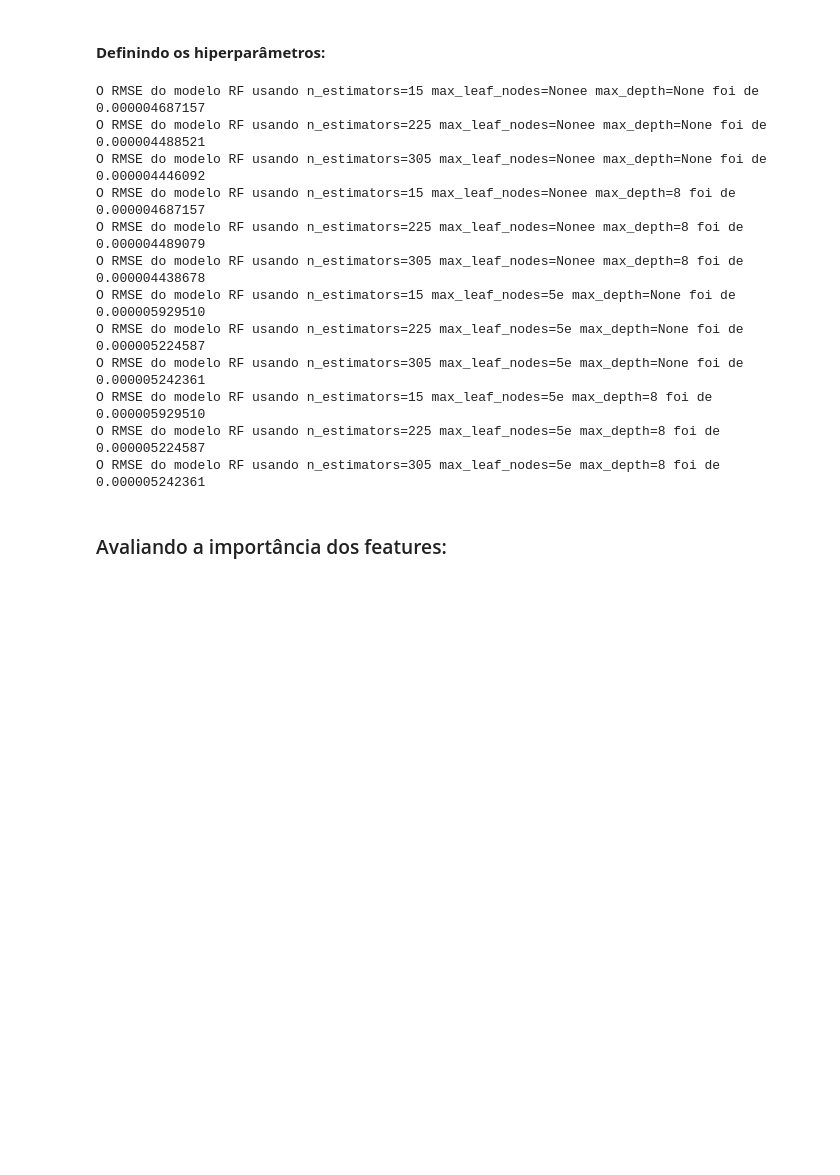
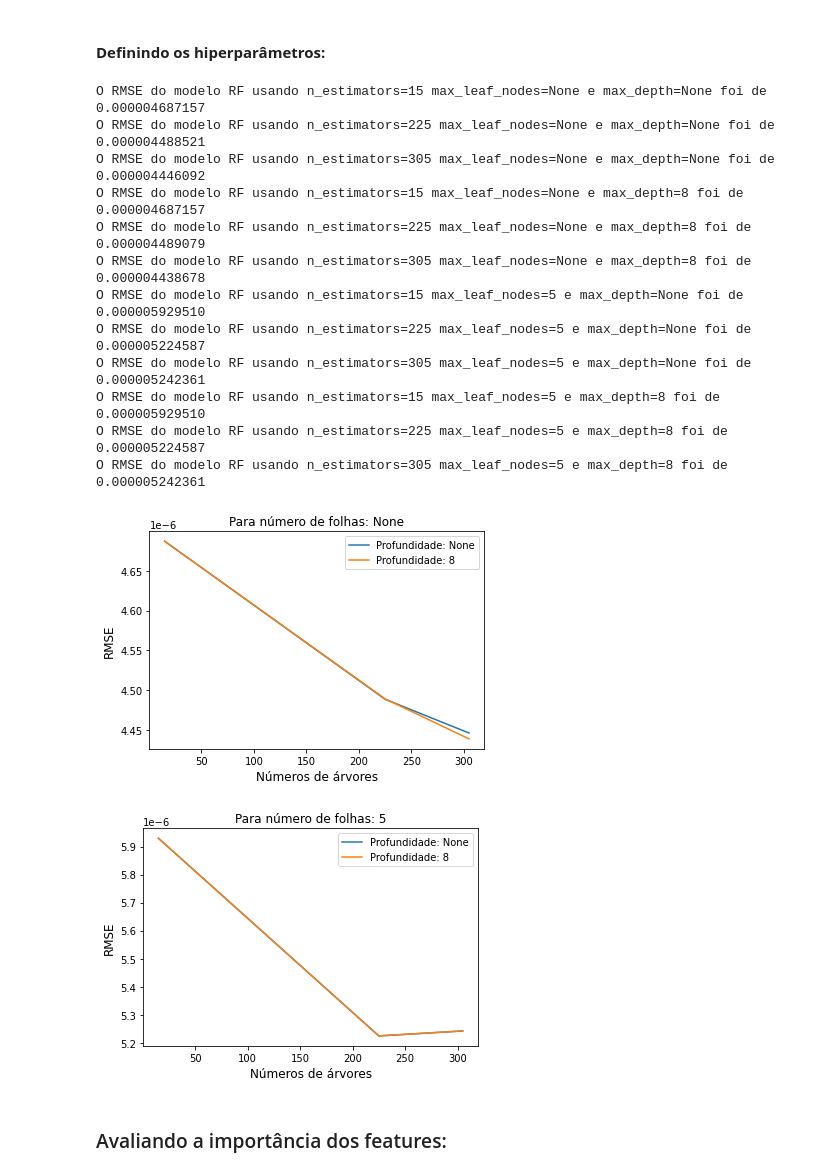
Before and after one commit to barbaraperez/Estudo-do-diabetes, a Jupyter notebook: machine_learning.ipynb, the cells around one changed output. Cells and saved outputs as stored; diff of their text form; code cells hidden in the pictures; blank space fills up the shorter version.

```diff
--- a/machine_learning.ipynb
+++ b/machine_learning.ipynb
@@ -702,7 +1139,10 @@ print(texto_dt)
 # %%
+MSEs_dt =[]
+
 #A métrica MSE consiste em elevar o valor do RMSE, portanto,
+for RMSE in RMSEs_dt:
+  MSE_arv_dec_norm = (RMSE)**2
+  MSEs_dt.append(MSE_arv_dec_norm)
 
-MSE_arv_dec_norm = (RMSE)**2
-
-print("O MSE da árvore de decisão normalizada foi de", MSE_arv_dec_norm)
+  print("O MSE da árvore de decisão normalizada foi de", MSE_arv_dec_norm)
 # %% [output]
@@ -805,6 +1519,7 @@ Num_arvores = [15, 225, 305] #Número de árvores
 Num_folhas = [None, 5] #Número de folhas nas árvores
 Num_profundidade = [None, 8] #Número de profundidade
 
+RMSEs_rf = []
 for n_folhas, n_profundidade, n_arvores in product(
     Num_folhas, Num_profundidade, Num_arvores
 ):
@@ -822,25 +1537,61 @@ for n_folhas, n_profundidade, n_arvores in product(
   y_previsao = modelo_rf.predict(X_teste)
 
   RMSE_floresta_hip = mean_squared_error(y_verdadeiro, y_previsao, squared=False)
+  RMSEs_rf.append(RMSE_floresta_hip)
 
   print(
       f"O RMSE do modelo RF usando "
       f"n_estimators={n_arvores} max_leaf_nodes={n_folhas}"
-      f"e max_depth={n_profundidade} foi de {RMSE_floresta_hip:.12f}"
+      f" e max_depth={n_profundidade} foi de {RMSE_floresta_hip:.12f}"
   )
 # %% [output]
-O RMSE do modelo RF usando n_estimators=15 max_leaf_nodes=Nonee max_depth=None foi de 0.000004687157
-O RMSE do modelo RF usando n_estimators=225 max_leaf_nodes=Nonee max_depth=None foi de 0.000004488521
-O RMSE do modelo RF usando n_estimators=305 max_leaf_nodes=Nonee max_depth=None foi de 0.000004446092
-O RMSE do modelo RF usando n_estimators=15 max_leaf_nodes=Nonee max_depth=8 foi de 0.000004687157
-O RMSE do modelo RF usando n_estimators=225 max_leaf_nodes=Nonee max_depth=8 foi de 0.000004489079
-O RMSE do modelo RF usando n_estimators=305 max_leaf_nodes=Nonee max_depth=8 foi de 0.000004438678
-O RMSE do modelo RF usando n_estimators=15 max_leaf_nodes=5e max_depth=None foi de 0.000005929510
-O RMSE do modelo RF usando n_estimators=225 max_leaf_nodes=5e max_depth=None foi de 0.000005224587
-O RMSE do modelo RF usando n_estimators=305 max_leaf_nodes=5e max_depth=None foi de 0.000005242361
-O RMSE do modelo RF usando n_estimators=15 max_leaf_nodes=5e max_depth=8 foi de 0.000005929510
-O RMSE do modelo RF usando n_estimators=225 max_leaf_nodes=5e max_depth=8 foi de 0.000005224587
-O RMSE do modelo RF usando n_estimators=305 max_leaf_nodes=5e max_depth=8 foi de 0.000005242361
+O RMSE do modelo RF usando n_estimators=15 max_leaf_nodes=None e max_depth=None foi de 0.000004687157
+O RMSE do modelo RF usando n_estimators=225 max_leaf_nodes=None e max_depth=None foi de 0.000004488521
+O RMSE do modelo RF usando n_estimators=305 max_leaf_nodes=None e max_depth=None foi de 0.000004446092
+O RMSE do modelo RF usando n_estimators=15 max_leaf_nodes=None e max_depth=8 foi de 0.000004687157
+O RMSE do modelo RF usando n_estimators=225 max_leaf_nodes=None e max_depth=8 foi de 0.000004489079
+O RMSE do modelo RF usando n_estimators=305 max_leaf_nodes=None e max_depth=8 foi de 0.000004438678
+O RMSE do modelo RF usando n_estimators=15 max_leaf_nodes=5 e max_depth=None foi de 0.000005929510
+O RMSE do modelo RF usando n_estimators=225 max_leaf_nodes=5 e max_depth=None foi de 0.000005224587
+O RMSE do modelo RF usando n_estimators=305 max_leaf_nodes=5 e max_depth=None foi de 0.000005242361
+O RMSE do modelo RF usando n_estimators=15 max_leaf_nodes=5 e max_depth=8 foi de 0.000005929510
+O RMSE do modelo RF usando n_estimators=225 max_leaf_nodes=5 e max_depth=8 foi de 0.000005224587
+O RMSE do modelo RF usando n_estimators=305 max_leaf_nodes=5 e max_depth=8 foi de 0.000005242361
+# %%
+NUM_ARVORES_FN = Num_arvores
+RMSEs_rf_PN1 = []
+RMSEs_rf_PN2 = []
+for n in range(0, 3):
+  RMSEs_rf_PN1.append(RMSEs_rf[n])
+for n in range(3, 6):
+  RMSEs_rf_PN2.append(RMSEs_rf[n])
+
+plt.plot(NUM_ARVORES_FN, RMSEs_rf_PN1, label = "Profundidade: None")
+plt.plot(NUM_ARVORES_FN, RMSEs_rf_PN2, label = "Profundidade: 8")
+plt.legend(loc=1)
+plt.xlabel("Números de árvores", size = 12)
+plt.ylabel("RMSE", size = 12)
+plt.title("Para número de folhas: None")
+plt.show()
+
+NUM_ARVORES_F5 = Num_arvores
+RMSEs_rf_PN3 = []
+RMSEs_rf_PN4 = []
+for n in range(6, 9):
+  RMSEs_rf_PN3.append(RMSEs_rf[n])
+for n in range(9, 12):
+  RMSEs_rf_PN4.append(RMSEs_rf[n])
+
+plt.plot(NUM_ARVORES_F5, RMSEs_rf_PN3, label = "Profundidade: None")
+plt.plot(NUM_ARVORES_F5, RMSEs_rf_PN4, label = "Profundidade: 8")
+plt.legend(loc=1)
+plt.xlabel("Números de árvores", size = 12)
+plt.ylabel("RMSE", size = 12)
+plt.title("Para número de folhas: 5")
+plt.show()
+# %% [output]
+[figure, added]
+[figure, added]
 # %% [markdown]
 ### Avaliando a importância dos features:
 # %%
```
Also changed, not shown: parts of 32 cells of this notebook.
